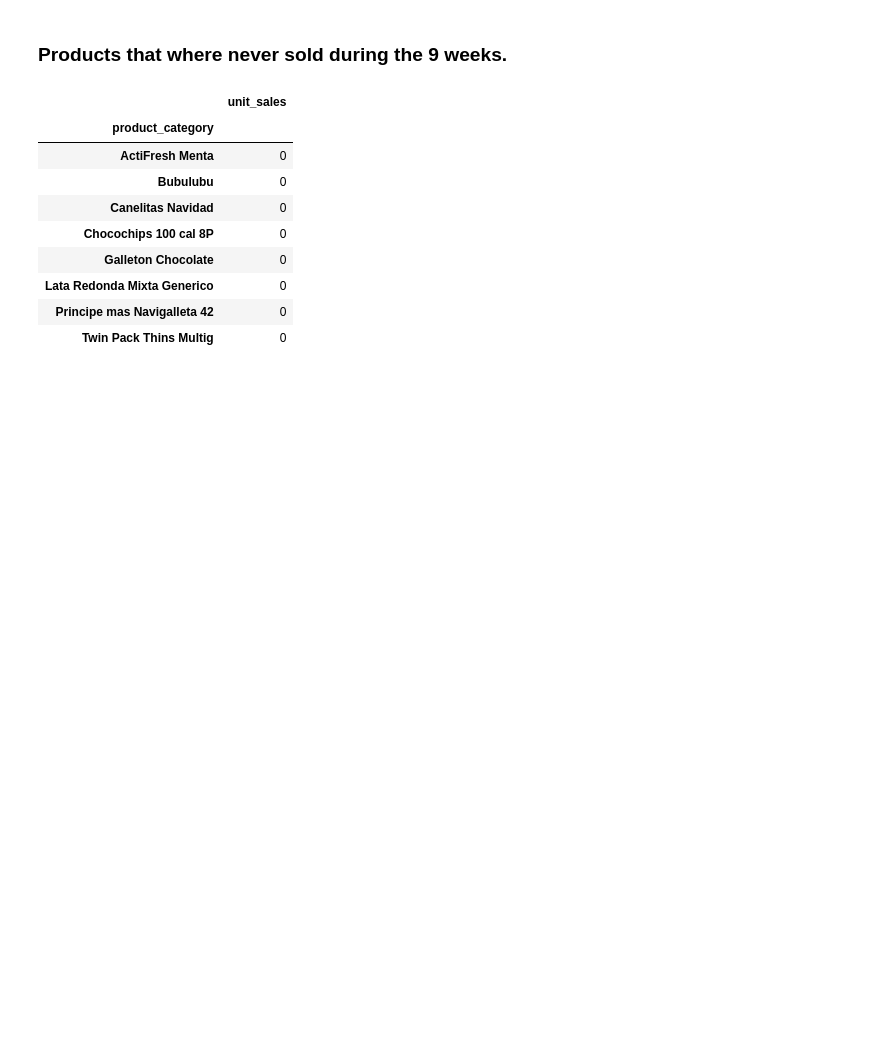
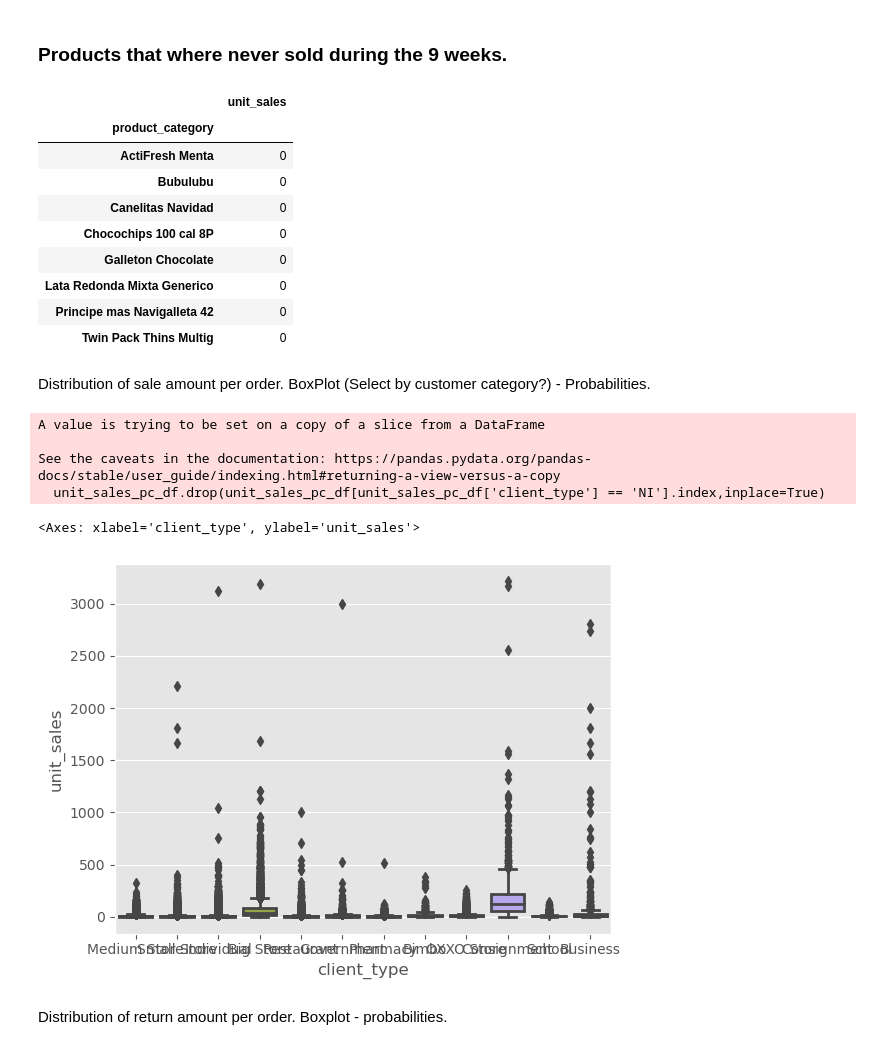
Before and after one commit to SimplySanti/FilRouge_Bimbo_Inventory, a Jupyter notebook: exploratory_analysis.ipynb, the cells around one changed output. Drawn from its saved outputs; the diff is of its cells as text; code cells hidden in the pictures; blank space fills up the shorter version.

```diff
--- a/exploratory_analysis.ipynb
+++ b/exploratory_analysis.ipynb
@@ -274,3 +274,20 @@ df_products
 | Lata Redonda Mixta Generico | 0 |
 | Principe mas Navigalleta 42 | 0 |
 | Twin Pack Thins Multig | 0 |
+# %% [markdown]
+Distribution of sale amount per order. BoxPlot (Select by customer category?) - Probabilities.
+# %%
+unit_sales_pc_df = df[['unit_sales','client_type']]
+unit_sales_pc_df.drop(unit_sales_pc_df[unit_sales_pc_df['client_type'] == 'NI'].index,inplace=True)
+unit_sales_pc_df
+
+sns.boxplot(data=unit_sales_pc_df,x='client_type',y='unit_sales')
+# %% [output]
+A value is trying to be set on a copy of a slice from a DataFrame
+
+See the caveats in the documentation: https://pandas.pydata.org/pandas-docs/stable/user_guide/indexing.html#returning-a-view-versus-a-copy
+  unit_sales_pc_df.drop(unit_sales_pc_df[unit_sales_pc_df['client_type'] == 'NI'].index,inplace=True)
+<Axes: xlabel='client_type', ylabel='unit_sales'>
+[figure, added]
+# %% [markdown]
+Distribution of return amount per order. Boxplot - probabilities.
```
Also changed, not shown: parts of 1 cell of this notebook.
